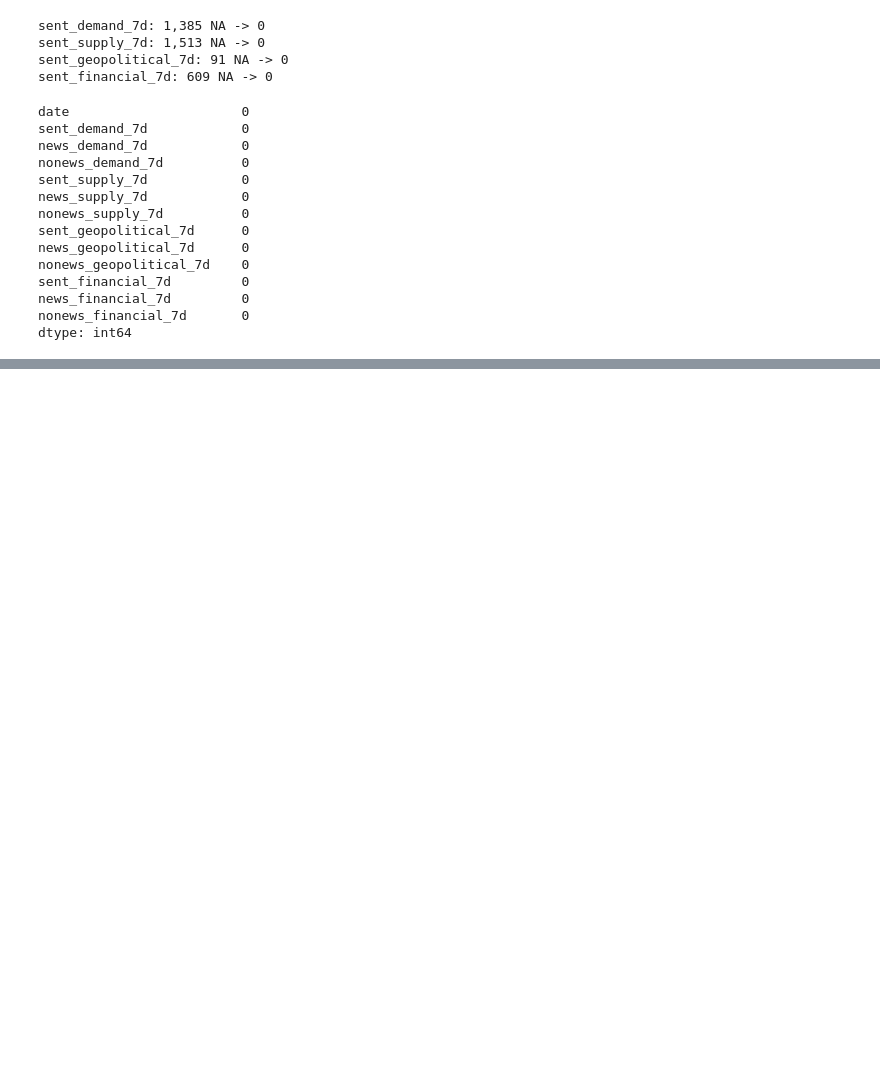
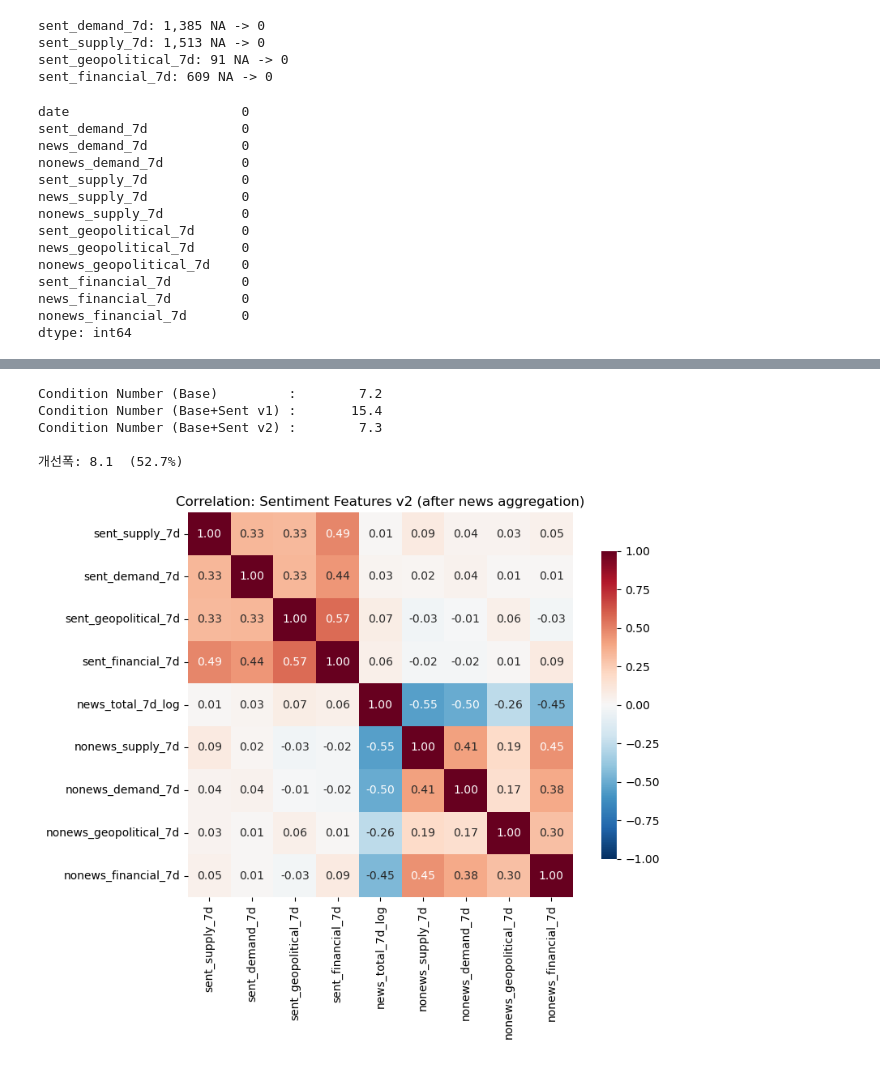
Before and after one commit to DGU-BAF/BAF-26-1-finance_2, a Jupyter notebook: src/Sentiment_Finbert.ipynb, the cells around one changed output, grey strips where cells are left out. Drawn from its saved outputs; the diff is of its cells as text; code cells hidden in the pictures; blank space fills up the shorter version.

```diff
--- a/src/Sentiment_Finbert.ipynb
+++ b/src/Sentiment_Finbert.ipynb
@@ -1505,0 +1807,16 @@ shape: (6810, 13)
+# %%
+# df 원본 재로드
+df = base_df.merge(sent_df, on="date", how="inner").sort_values("date").reset_index(drop=True)
+# %%
+# news_*_7d 4개를 합산 후 log 변환
+df["news_total_7d"] = df[news_cols].sum(axis=1)
+df["news_total_7d_log"] = np.log1p(df["news_total_7d"])
+
+# sentiment 변수 그룹 재정의 (news_cols 제외, news_total_7d_log 추가)
+sentiment_v2 = sent_cols + ["news_total_7d_log"] + nonews_cols
+
+print(f"기존 sentiment 변수 수: {len(sentiment_all)}")
+print(f"변경 후 sentiment 변수 수: {len(sentiment_v2)}")
+print(f"제거: {news_cols}")
+print(f"추가: ['news_total_7d_log']")
+print(f"\n최종 변수: {sentiment_v2}")
@@ -1505,0 +1865,25 @@ shape: (6810, 13)
+# %%
+cn_v2 = condition_number(df[base_cols + sentiment_v2])
+
+print(f"Condition Number (Base)         : {cn_base:>10.1f}")
+print(f"Condition Number (Base+Sent v1) : {cn_full:>10.1f}")
+print(f"Condition Number (Base+Sent v2) : {cn_v2:>10.1f}")
+print(f"\n개선폭: {cn_full - cn_v2:.1f}  ({(cn_full - cn_v2)/cn_full*100:.1f}%)")
+
+# 판정: CN > 30 우려 / > 100 심각
+# %% [output]
+Condition Number (Base)         :        7.2
+Condition Number (Base+Sent v1) :       15.4
+Condition Number (Base+Sent v2) :        7.3
+
+개선폭: 8.1  (52.7%)
+# %%
+corr_sent_v2 = df[sentiment_v2].corr()
+
+fig, ax = plt.subplots(figsize=(9, 7))
+sns.heatmap(corr_sent_v2, annot=True, fmt=".2f", cmap="RdBu_r", center=0,
+            vmin=-1, vmax=1, square=True, cbar_kws={"shrink": .8}, ax=ax)
+ax.set_title("Correlation: Sentiment Features v2 (after news aggregation)")
+plt.tight_layout(); plt.show()
+# %% [output]
+[figure, added]
```
Also changed, not shown: parts of 26 cells of this notebook.
